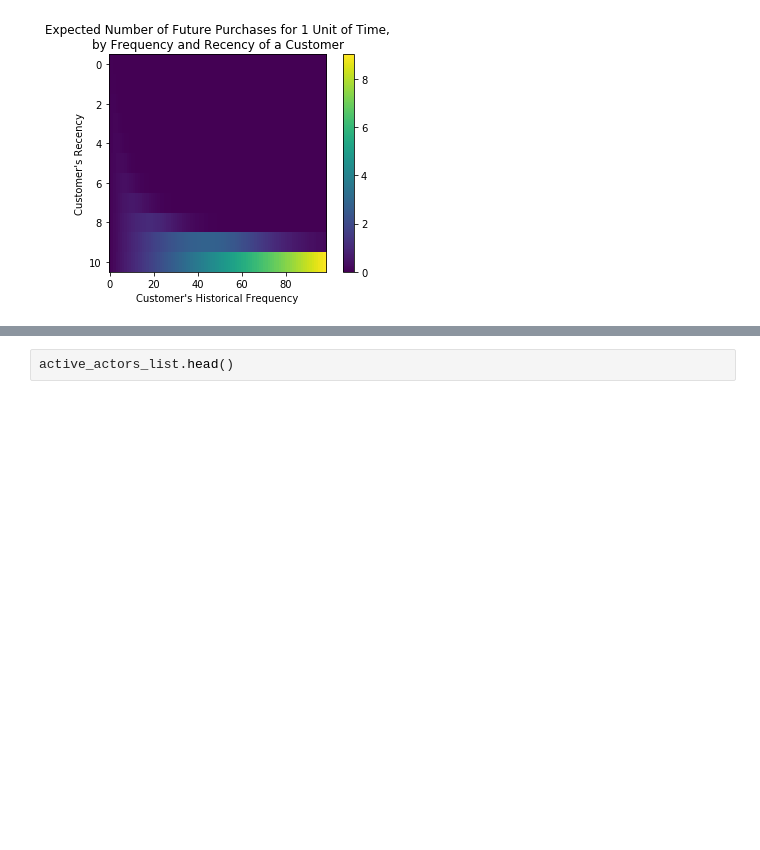
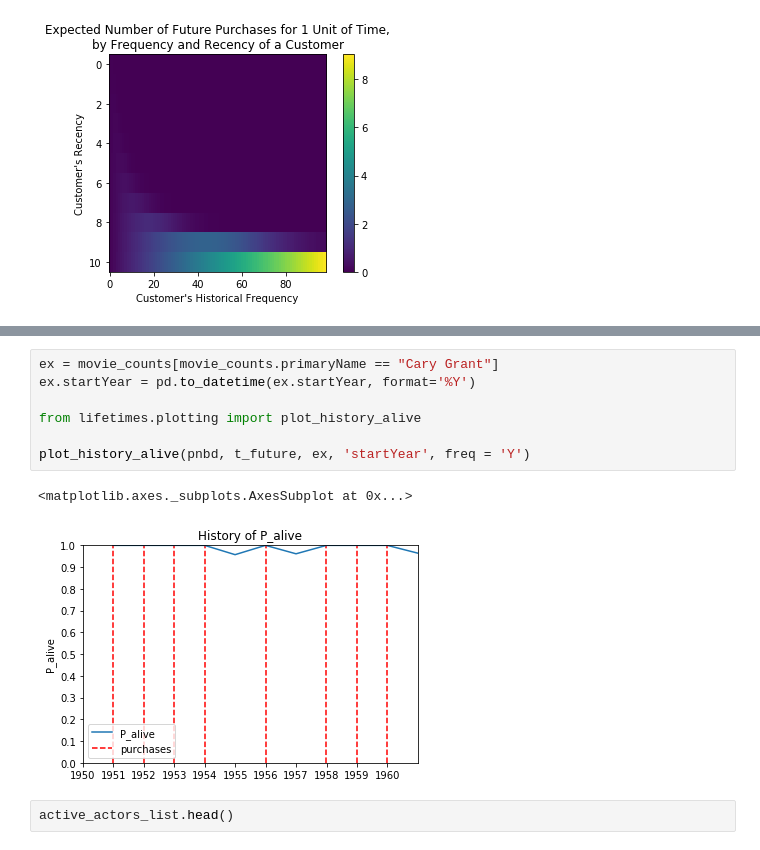
Before and after one commit to MaximeKan/Statistical-Modeling, a Jupyter notebook: Actors_movie_counts.ipynb, the cells around one changed output, grey strips where cells are left out. Saved outputs shown, nothing was run; the diff lists cells and outputs as text; blank space fills up the shorter version.

```diff
--- a/Actors_movie_counts.ipynb
+++ b/Actors_movie_counts.ipynb
@@ -502,3 +531,13 @@ pnbd.conditional_probability_of_n_purchases_up_to_time(0, t_future, movie_counts
+# %%
+ex = movie_counts[movie_counts.primaryName == "Cary Grant"]
+ex.startYear = pd.to_datetime(ex.startYear, format='%Y')
+
+from lifetimes.plotting import plot_history_alive
+
+plot_history_alive(pnbd, t_future, ex, 'startYear', freq = 'Y')
+# %% [output]
+<matplotlib.axes._subplots.AxesSubplot at 0x...>
+[figure, added]
 # %%
 active_actors_list.head()
 # %% [output]
```
Also changed, not shown: parts of 22 cells of this notebook.
